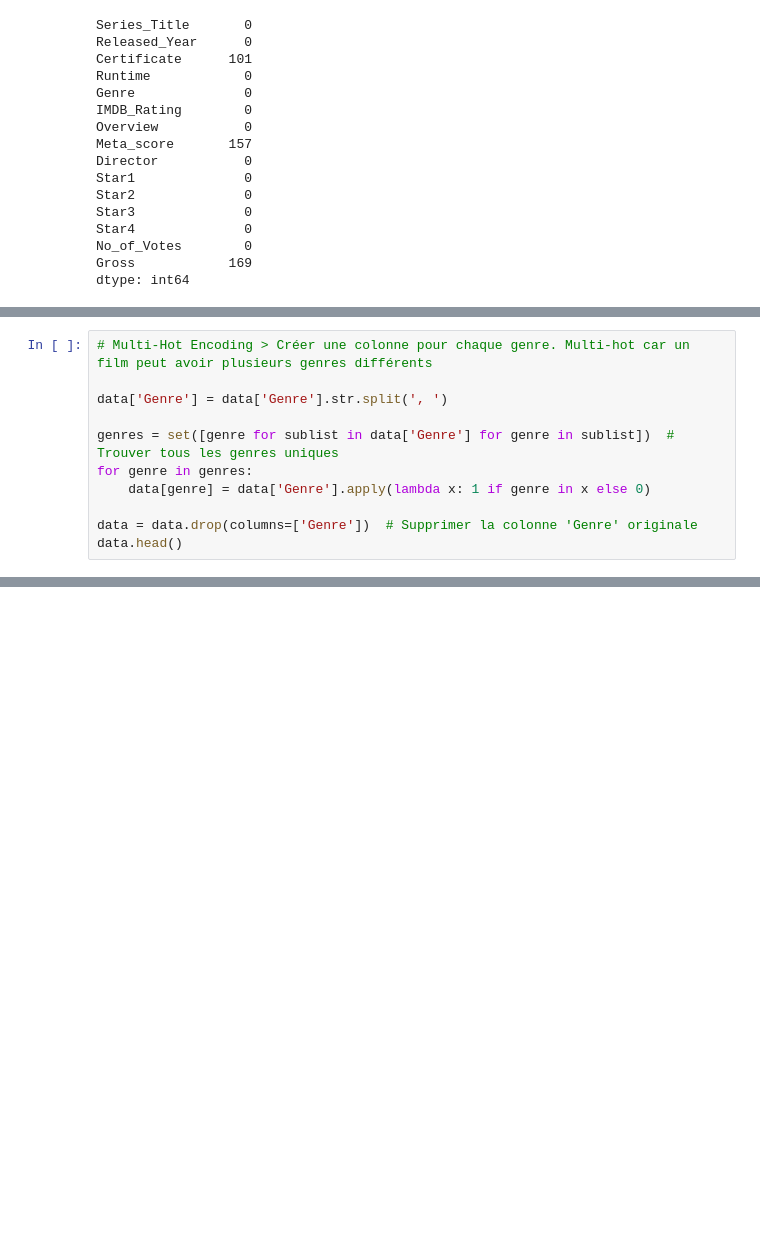
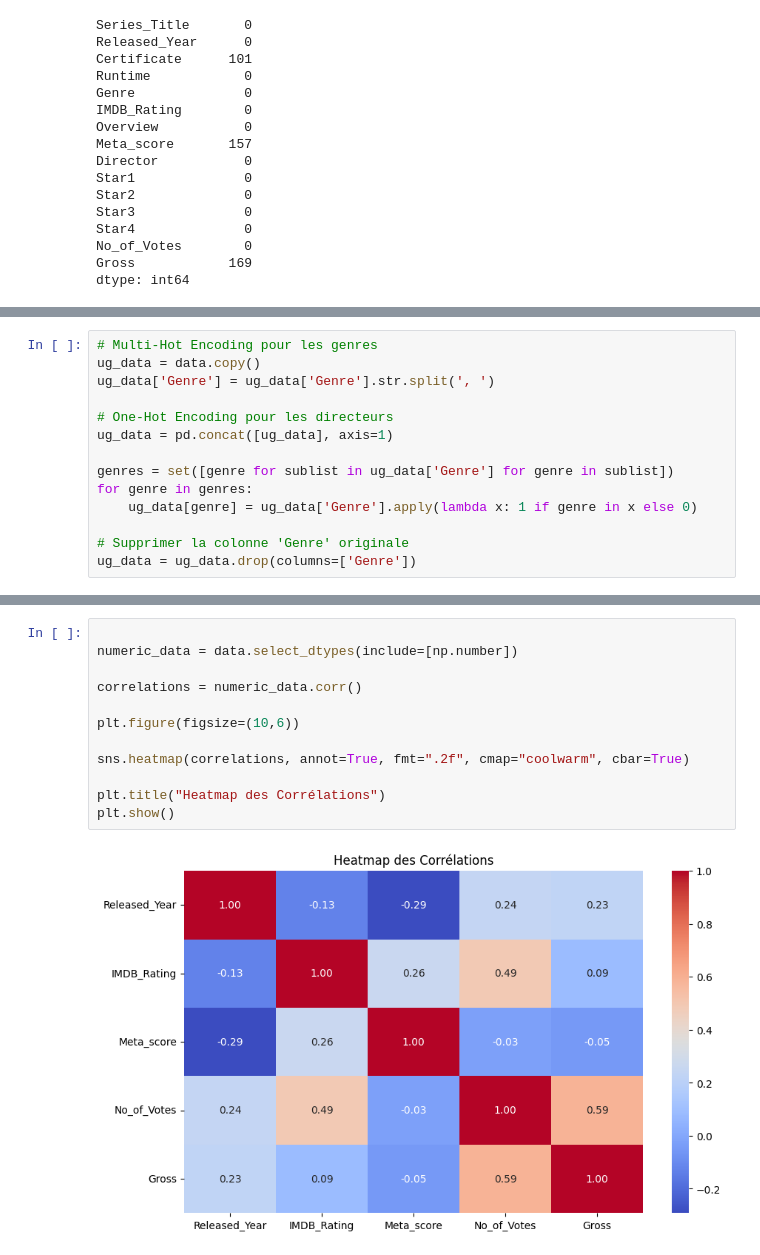
Before and after one commit to HaileSa/ML_IMDbSeries, a Jupyter notebook: imdbseries.ipynb, the cells around one changed output, grey strips where cells are left out. Cells and saved outputs as stored; diff of their text form; blank space fills up the shorter version.

```diff
--- a/imdbseries.ipynb
+++ b/imdbseries.ipynb
@@ -137,11 +180,14 @@ plt.show()
 # %%
-# Multi-Hot Encoding > Créer une colonne pour chaque genre. Multi-hot car un film peut avoir plusieurs genres différents
+# Multi-Hot Encoding pour les genres
+ug_data = data.copy()
+ug_data['Genre'] = ug_data['Genre'].str.split(', ')
 
-data['Genre'] = data['Genre'].str.split(', ')
+# One-Hot Encoding pour les directeurs
+ug_data = pd.concat([ug_data], axis=1)
 
-genres = set([genre for sublist in data['Genre'] for genre in sublist])  # Trouver tous les genres uniques
+genres = set([genre for sublist in ug_data['Genre'] for genre in sublist])
 for genre in genres:
-    data[genre] = data['Genre'].apply(lambda x: 1 if genre in x else 0)
+    ug_data[genre] = ug_data['Genre'].apply(lambda x: 1 if genre in x else 0)
 
-data = data.drop(columns=['Genre'])  # Supprimer la colonne 'Genre' originale
-data.head()
+# Supprimer la colonne 'Genre' originale
+ug_data = ug_data.drop(columns=['Genre'])
@@ -155,0 +194,14 @@ data.head()
+# %%
+
+numeric_data = data.select_dtypes(include=[np.number])
+
+correlations = numeric_data.corr()
+
+plt.figure(figsize=(10,6))
+
+sns.heatmap(correlations, annot=True, fmt=".2f", cmap="coolwarm", cbar=True)
+
+plt.title("Heatmap des Corrélations")
+plt.show()
+# %% [output]
+[figure, added]
```
Also changed, not shown: parts of 18 cells of this notebook, 1 other file.
